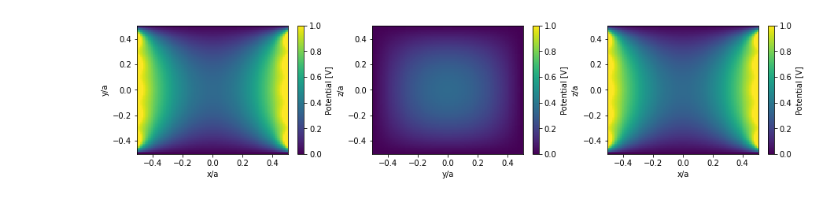
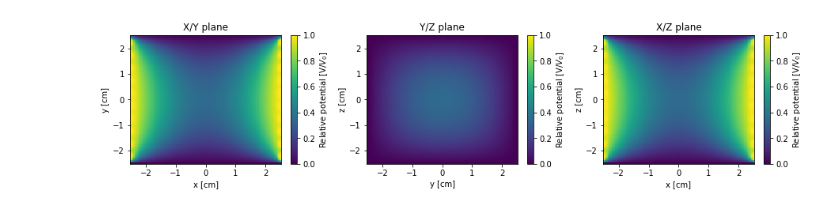
Before and after one commit to davemoore/Paul_Trap_MC, a Jupyter notebook: paul_trap_MC.ipynb, the cells around one changed output. Drawn from its saved outputs; the diff is of its cells as text; code cells hidden in the pictures.

Commit message:
plots of potentials/fields

```diff
--- a/paul_trap_MC.ipynb
+++ b/paul_trap_MC.ipynb
@@ -23,31 +6,35 @@ def V(x,y,z, a=1.0, V_0=1.0, n_max=10, m_max=10):
 # %%
-## make a plot of the potential in xy plane
+## make a plot of the potentials
+im.reload(cp)
 
-x = np.linspace(-0.5,0.5,100)
-y = np.linspace(-0.5,0.5,100)
+side_length = 5 ## cm
+
+x = np.linspace(-side_length/2,side_length/2,100)
+y = np.linspace(-side_length/2,side_length/2,100)
 
 xg, yg = np.meshgrid(x, y)
 zs = np.zeros_like(xg)
 
-Vxy = V(xg,yg,zs)
-Vyz = V(zs,xg,yg)
-Vxz = V(xg,zs,yg)
+Vxy = cp.V(xg,yg,zs, a=side_length)
+Vyz = cp.V(zs,xg,yg, a=side_length)
+Vxz = cp.V(xg,zs,yg, a=side_length)
 
 plt.figure(figsize=(15,3))
 
 pot_vec = [Vxy, Vyz, Vxz]
-xlab_vec = ["x/a","y/a","x/a"]
-ylab_vec = ["y/a","z/a","z/a"]
+xlab_vec = ["x [cm]","y [cm]","x [cm]"]
+ylab_vec = ["y [cm]","z [cm]","z [cm]"]
 title_vec = ["X/Y plane", "Y/Z plane", "X/Z plane"]
 
 for i in range(3):
     plt.subplot(1,3,i+1)
     plt.pcolormesh(xg,yg,pot_vec[i])
     plt.xlabel(xlab_vec[i])
     plt.ylabel(ylab_vec[i])
-    plt.colorbar(label="Potential [V]")
+    plt.colorbar(label="Relative potential [V/$V_0$]")
     plt.clim(0,1)
+    plt.title(title_vec[i])
 
 plt.subplots_adjust(wspace=0.25)
 # %% [output]
-[figure, old version]
+[figure, new version]
```
Also changed, not shown: parts of 4 cells of this notebook, 1 other file.
